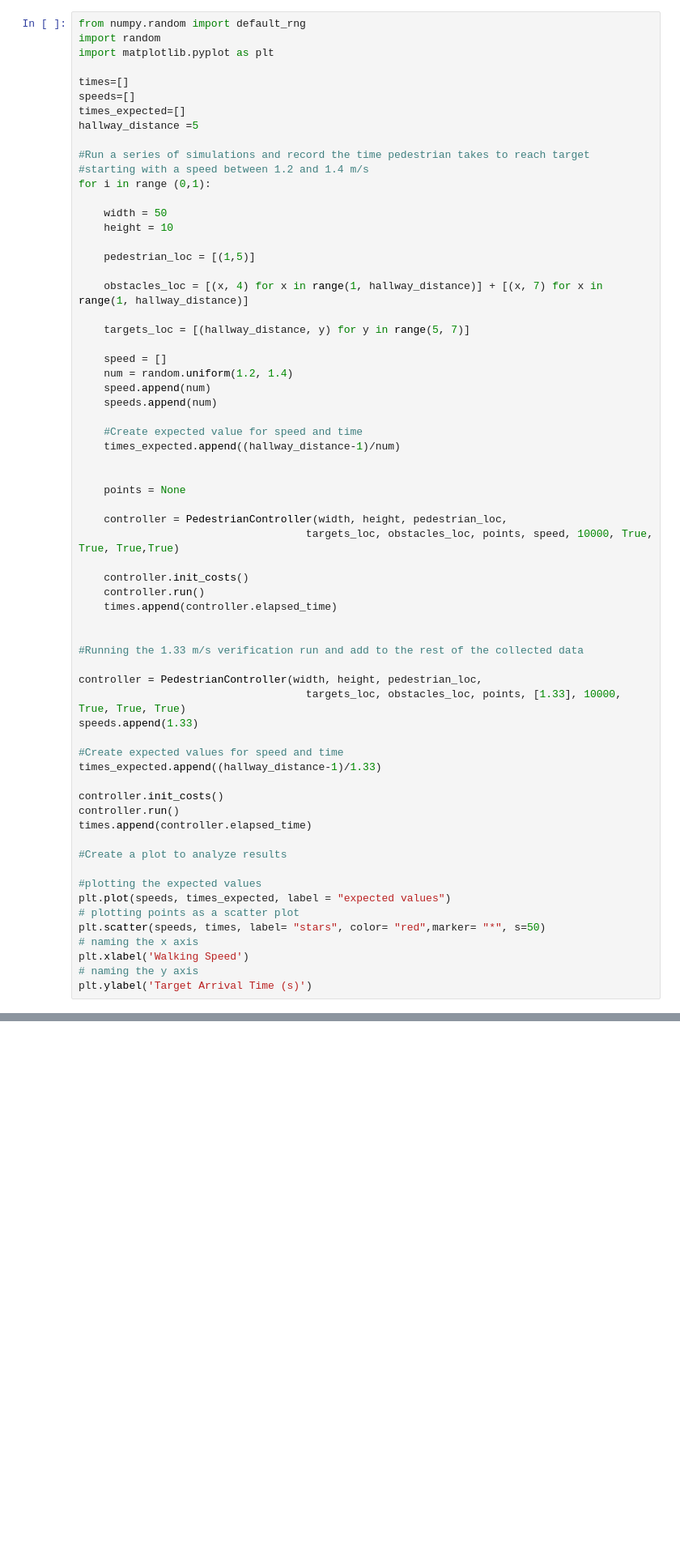
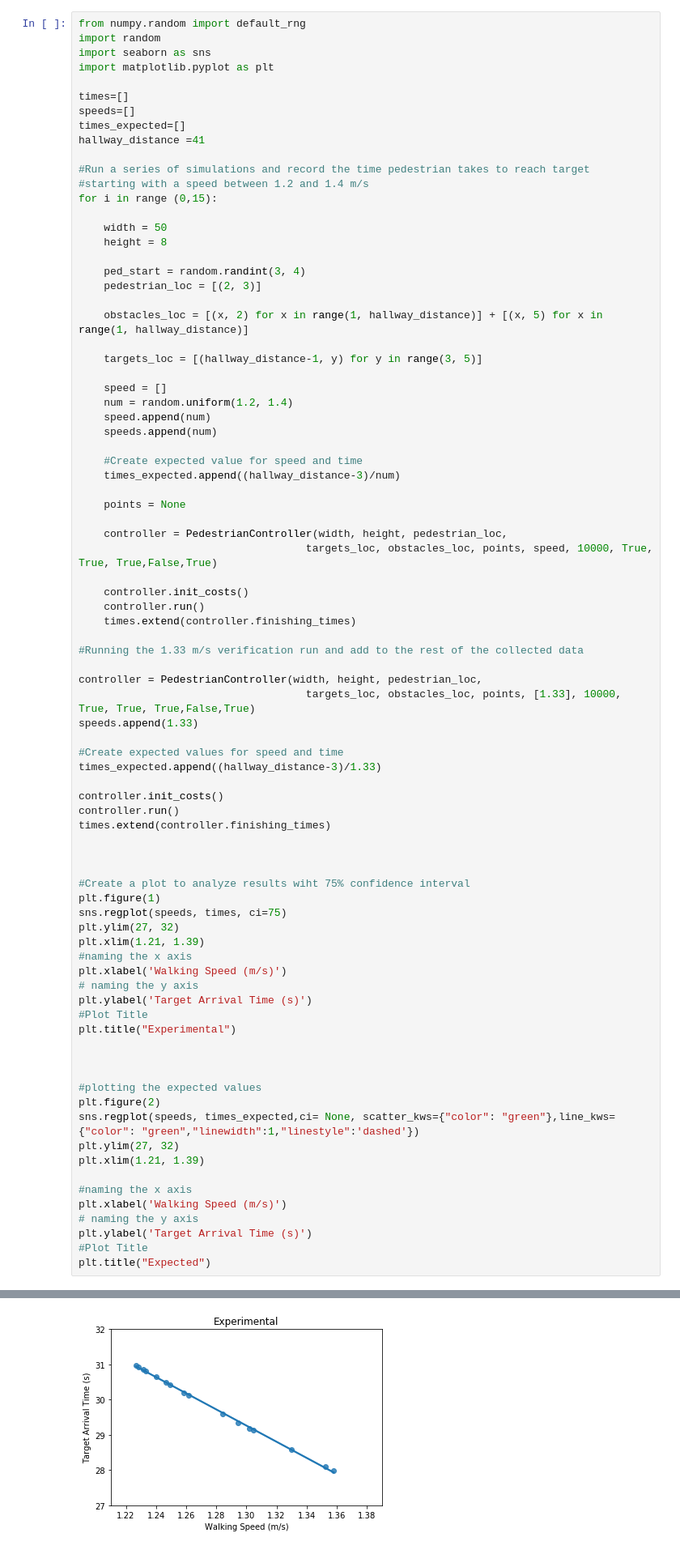
Before and after one commit to christinanb/cellular-automation, a Jupyter notebook: Simulation.ipynb, the cells around one changed output, grey strips where cells are left out. Shown at 81% size. Drawn from its saved outputs; the diff is of its cells as text; blank space fills up the shorter version.

```diff
--- a/Simulation.ipynb
+++ b/Simulation.ipynb
@@ -74,25 +70,27 @@ controller.run()
 # %%
 from numpy.random import default_rng
 import random
+import seaborn as sns
 import matplotlib.pyplot as plt
 
 times=[]
 speeds=[]
 times_expected=[]
-hallway_distance =5
+hallway_distance =41
 
 #Run a series of simulations and record the time pedestrian takes to reach target
 #starting with a speed between 1.2 and 1.4 m/s
-for i in range (0,1):
+for i in range (0,15):
 
     width = 50
-    height = 10
+    height = 8
 
-    pedestrian_loc = [(1,5)]
+    ped_start = random.randint(3, 4)
+    pedestrian_loc = [(2, 3)]
 
-    obstacles_loc = [(x, 4) for x in range(1, hallway_distance)] + [(x, 7) for x in range(1, hallway_distance)]
+    obstacles_loc = [(x, 2) for x in range(1, hallway_distance)] + [(x, 5) for x in range(1, hallway_distance)]
 
-    targets_loc = [(hallway_distance, y) for y in range(5, 7)]
+    targets_loc = [(hallway_distance-1, y) for y in range(3, 5)]
 
     speed = []
     num = random.uniform(1.2, 1.4)
@@ -100,40 +98,56 @@ for i in range (0,1):
     speeds.append(num)
 
     #Create expected value for speed and time
-    times_expected.append((hallway_distance-1)/num)
-
+    times_expected.append((hallway_distance-3)/num)
 
     points = None
 
     controller = PedestrianController(width, height, pedestrian_loc,
-                                    targets_loc, obstacles_loc, points, speed, 10000, True, True, True,True)
+                                    targets_loc, obstacles_loc, points, speed, 10000, True, True, True,False,True)
 
     controller.init_costs()
     controller.run()
-    times.append(controller.elapsed_time)
-
+    times.extend(controller.finishing_times)
 
 #Running the 1.33 m/s verification run and add to the rest of the collected data
 
 controller = PedestrianController(width, height, pedestrian_loc,
-                                    targets_loc, obstacles_loc, points, [1.33], 10000, True, True, True)
+                                    targets_loc, obstacles_loc, points, [1.33], 10000, True, True, True,False,True)
 speeds.append(1.33)
 
 #Create expected values for speed and time
-times_expected.append((hallway_distance-1)/1.33)
+times_expected.append((hallway_distance-3)/1.33)
 
 controller.init_costs()
 controller.run()
-times.append(controller.elapsed_time)
+times.extend(controller.finishing_times)
 
-#Create a plot to analyze results
+
+
+#Create a plot to analyze results wiht 75% confidence interval
+plt.figure(1)
+sns.regplot(speeds, times, ci=75)
+plt.ylim(27, 32)
+plt.xlim(1.21, 1.39)
+#naming the x axis
+plt.xlabel('Walking Speed (m/s)')
+# naming the y axis
+plt.ylabel('Target Arrival Time (s)')
+#Plot Title
+plt.title("Experimental")
+
+
 
 #plotting the expected values
-plt.plot(speeds, times_expected, label = "expected values")
-# plotting points as a scatter plot
-plt.scatter(speeds, times, label= "stars", color= "red",marker= "*", s=50)
-# naming the x axis
-plt.xlabel('Walking Speed')
+plt.figure(2)
+sns.regplot(speeds, times_expected,ci= None, scatter_kws={"color": "green"},line_kws={"color": "green","linewidth":1,"linestyle":'dashed'})
+plt.ylim(27, 32)
+plt.xlim(1.21, 1.39)
+
+#naming the x axis
+plt.xlabel('Walking Speed (m/s)')
 # naming the y axis
 plt.ylabel('Target Arrival Time (s)')
+#Plot Title
+plt.title("Expected")
 # %% [output]
@@ -140,0 +172 @@ error: display Surface quit
+[figure, added]
```
Also changed, not shown: parts of 8 cells of this notebook, 1 other file.
